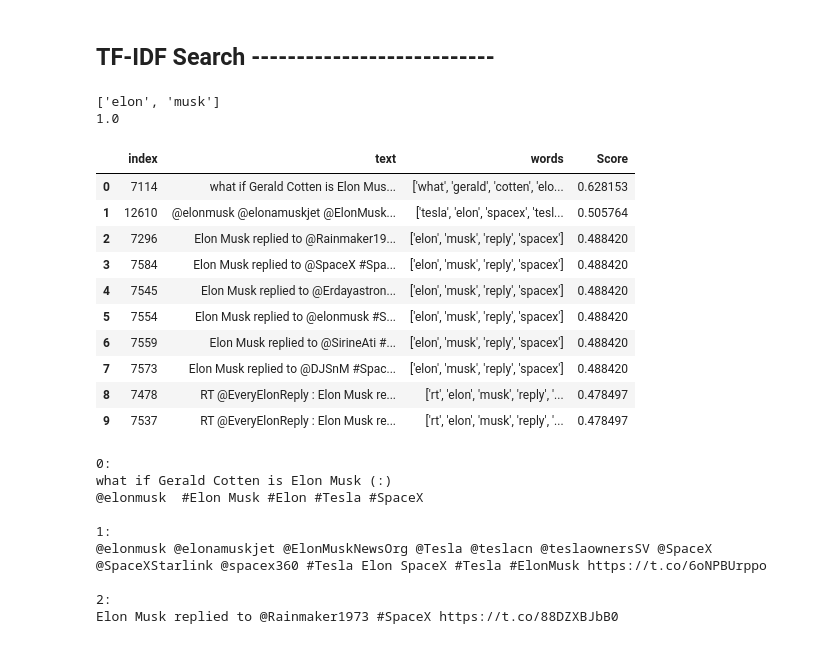
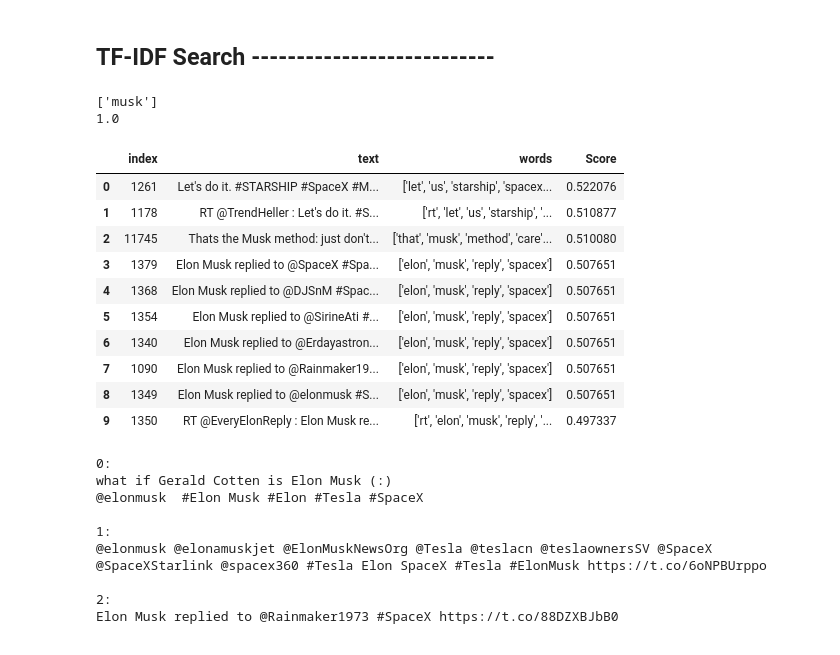
Before and after one commit to IR1401-Spring-Final-Projects/SocialMedia1401-26, a Jupyter notebook: intro.ipynb, the cells around one changed output. Saved outputs shown, nothing was run; the diff lists cells and outputs as text; code cells hidden in the pictures.

```diff
--- a/intro.ipynb
+++ b/intro.ipynb
@@ -330,6 +339,21 @@ class Preprocessor:
         df = self.lemmatize_data(df)
         df = self.tokenize_data(df)
         return df
+
+    def clean_query(self, text):
+        text = self.cleaning_and_preprocessing(text)
+        lemma = [self.lemmatizer.lemmatize(w,'v') for w in self.w_tokenizer.tokenize(text)]
+        text = ' '.join(lemma)
+        pattern = r'''(?x)          # set flag to allow verbose regexps
+                (?:[A-Z]\.)+        # abbreviations, e.g. U.S.A.
+              | \w+(?:-\w+)*        # words with optional internal hyphens
+              | \$?\d+(?:\.\d+)?%?\s?  # currency and percentages, e.g. $12.40, 82%
+              | \.\.\.              # ellipsis
+              | [][.,;"'?():_`-]    # these are separate tokens; includes ], [
+            '''
+
+        pattern = re.compile(pattern)
+        return nltk.regexp_tokenize(text, pattern)[1:-1]
 # %%
 preprocessor = Preprocessor()
 df = preprocessor.perform_clean_lemmatize_tokenize(df)
@@ -445,7 +469,8 @@ class TFIDFSearch:
         return cos_sim
 
     def search(self, k, query):
-        tokens = text_to_words(query)
+        tokens = preprocessor.clean_query(query)
+        tokens = [token for token in tokens if token in self.vocabulary]
         print(tokens)
         q_df = pd.DataFrame(columns=['q_clean'])
         q_df.loc[0, 'q_clean'] = tokens
@@ -467,22 +492,22 @@ class TFIDFSearch:
         return a
 # %%
 model = TFIDFSearch()
-results = model.search(10, "Elon musk")
+results = model.search(10, "Eluon musk")
 results
 # %% [output]
-['elon', 'musk']
+['musk']
 1.0
 |  | index | text | words | Score |
-| 0 | 7114 | what if Gerald Cotten is Elon Mus... | ['what', 'gerald', 'cotten', 'elo... | 0.628153 |
-| 1 | 12610 | @elonmusk @elonamuskjet @ElonMusk... | ['tesla', 'elon', 'spacex', 'tesl... | 0.505764 |
-| 2 | 7296 | Elon Musk replied to @Rainmaker19... | ['elon', 'musk', 'reply', 'spacex'] | 0.488420 |
-| 3 | 7584 | Elon Musk replied to @SpaceX #Spa... | ['elon', 'musk', 'reply', 'spacex'] | 0.488420 |
-| 4 | 7545 | Elon Musk replied to @Erdayastron... | ['elon', 'musk', 'reply', 'spacex'] | 0.488420 |
-| 5 | 7554 | Elon Musk replied to @elonmusk #S... | ['elon', 'musk', 'reply', 'spacex'] | 0.488420 |
-| 6 | 7559 | Elon Musk replied to @SirineAti #... | ['elon', 'musk', 'reply', 'spacex'] | 0.488420 |
-| 7 | 7573 | Elon Musk replied to @DJSnM #Spac... | ['elon', 'musk', 'reply', 'spacex'] | 0.488420 |
-| 8 | 7478 | RT @EveryElonReply : Elon Musk re... | ['rt', 'elon', 'musk', 'reply', '... | 0.478497 |
-| 9 | 7537 | RT @EveryElonReply : Elon Musk re... | ['rt', 'elon', 'musk', 'reply', '... | 0.478497 |
+| 0 | 1261 | Let's do it. #STARSHIP #SpaceX #M... | ['let', 'us', 'starship', 'spacex... | 0.522076 |
+| 1 | 1178 | RT @TrendHeller : Let's do it. #S... | ['rt', 'let', 'us', 'starship', '... | 0.510877 |
+| 2 | 11745 | Thats the Musk method: just don't... | ['that', 'musk', 'method', 'care'... | 0.510080 |
+| 3 | 1379 | Elon Musk replied to @SpaceX #Spa... | ['elon', 'musk', 'reply', 'spacex'] | 0.507651 |
+| 4 | 1368 | Elon Musk replied to @DJSnM #Spac... | ['elon', 'musk', 'reply', 'spacex'] | 0.507651 |
+| 5 | 1354 | Elon Musk replied to @SirineAti #... | ['elon', 'musk', 'reply', 'spacex'] | 0.507651 |
+| 6 | 1340 | Elon Musk replied to @Erdayastron... | ['elon', 'musk', 'reply', 'spacex'] | 0.507651 |
+| 7 | 1090 | Elon Musk replied to @Rainmaker19... | ['elon', 'musk', 'reply', 'spacex'] | 0.507651 |
+| 8 | 1349 | Elon Musk replied to @elonmusk #S... | ['elon', 'musk', 'reply', 'spacex'] | 0.507651 |
+| 9 | 1350 | RT @EveryElonReply : Elon Musk re... | ['rt', 'elon', 'musk', 'reply', '... | 0.497337 |
 # %%
 for i, res in enumerate(results.text):
     print(f"{i}: ")
```
Also changed, not shown: parts of 11 cells of this notebook.
